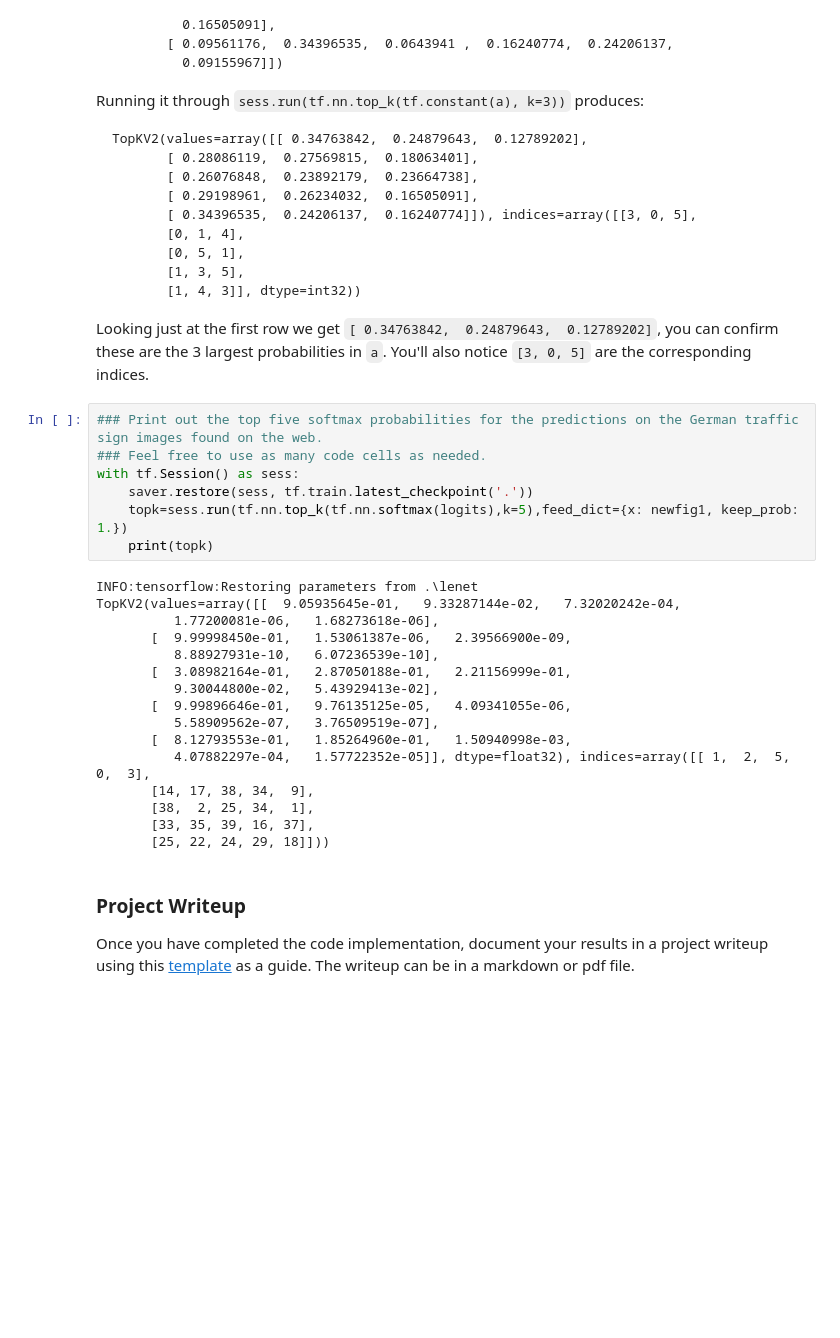
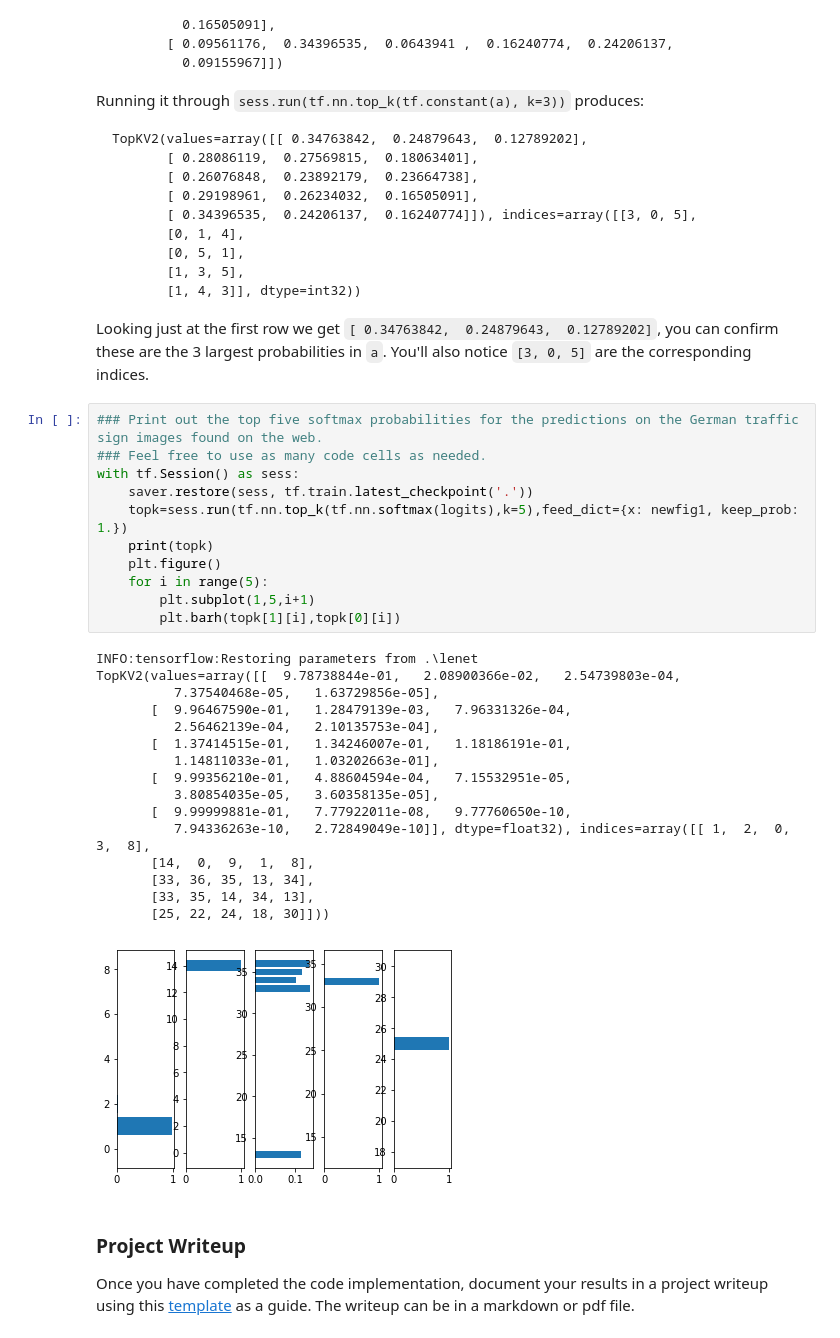
Before and after one commit to nickpoerio/CarND-Traffic-Sign-Classifier-Project, a Jupyter notebook: Traffic_Sign_Classifier.ipynb, the cells around one changed output. Saved outputs shown, nothing was run; the diff lists cells and outputs as text; blank space fills up the shorter version.

```diff
--- a/Traffic_Sign_Classifier.ipynb
+++ b/Traffic_Sign_Classifier.ipynb
@@ -621,26 +620,31 @@ Looking just at the first row we get `[ 0.34763842,  0.24879643,  0.12789202]`,
 # %%
 ### Print out the top five softmax probabilities for the predictions on the German traffic sign images found on the web.
 ### Feel free to use as many code cells as needed.
 with tf.Session() as sess:
     saver.restore(sess, tf.train.latest_checkpoint('.'))
     topk=sess.run(tf.nn.top_k(tf.nn.softmax(logits),k=5),feed_dict={x: newfig1, keep_prob: 1.})
     print(topk)
+    plt.figure()
+    for i in range(5):
+        plt.subplot(1,5,i+1)
+        plt.barh(topk[1][i],topk[0][i])
 # %% [output]
 INFO:tensorflow:Restoring parameters from .\lenet
-TopKV2(values=array([[  9.05935645e-01,   9.33287144e-02,   7.32020242e-04,
-          1.77200081e-06,   1.68273618e-06],
-       [  9.99998450e-01,   1.53061387e-06,   2.39566900e-09,
-          8.88927931e-10,   6.07236539e-10],
-       [  3.08982164e-01,   2.87050188e-01,   2.21156999e-01,
-          9.30044800e-02,   5.43929413e-02],
-       [  9.99896646e-01,   9.76135125e-05,   4.09341055e-06,
-          5.58909562e-07,   3.76509519e-07],
-       [  8.12793553e-01,   1.85264960e-01,   1.50940998e-03,
-          4.07882297e-04,   1.57722352e-05]], dtype=float32), indices=array([[ 1,  2,  5,  0,  3],
-       [14, 17, 38, 34,  9],
-       [38,  2, 25, 34,  1],
-       [33, 35, 39, 16, 37],
-       [25, 22, 24, 29, 18]]))
+TopKV2(values=array([[  9.78738844e-01,   2.08900366e-02,   2.54739803e-04,
+          7.37540468e-05,   1.63729856e-05],
+       [  9.96467590e-01,   1.28479139e-03,   7.96331326e-04,
+          2.56462139e-04,   2.10135753e-04],
+       [  1.37414515e-01,   1.34246007e-01,   1.18186191e-01,
+          1.14811033e-01,   1.03202663e-01],
+       [  9.99356210e-01,   4.88604594e-04,   7.15532951e-05,
+          3.80854035e-05,   3.60358135e-05],
+       [  9.99999881e-01,   7.77922011e-08,   9.77760650e-10,
+          7.94336263e-10,   2.72849049e-10]], dtype=float32), indices=array([[ 1,  2,  0,  3,  8],
+       [14,  0,  9,  1,  8],
+       [33, 36, 35, 13, 34],
+       [33, 35, 14, 34, 13],
+       [25, 22, 24, 18, 30]]))
+[figure, added]
 # %% [markdown]
 ### Project Writeup
 
```
Also changed, not shown: parts of 9 cells of this notebook, 5 other files.
